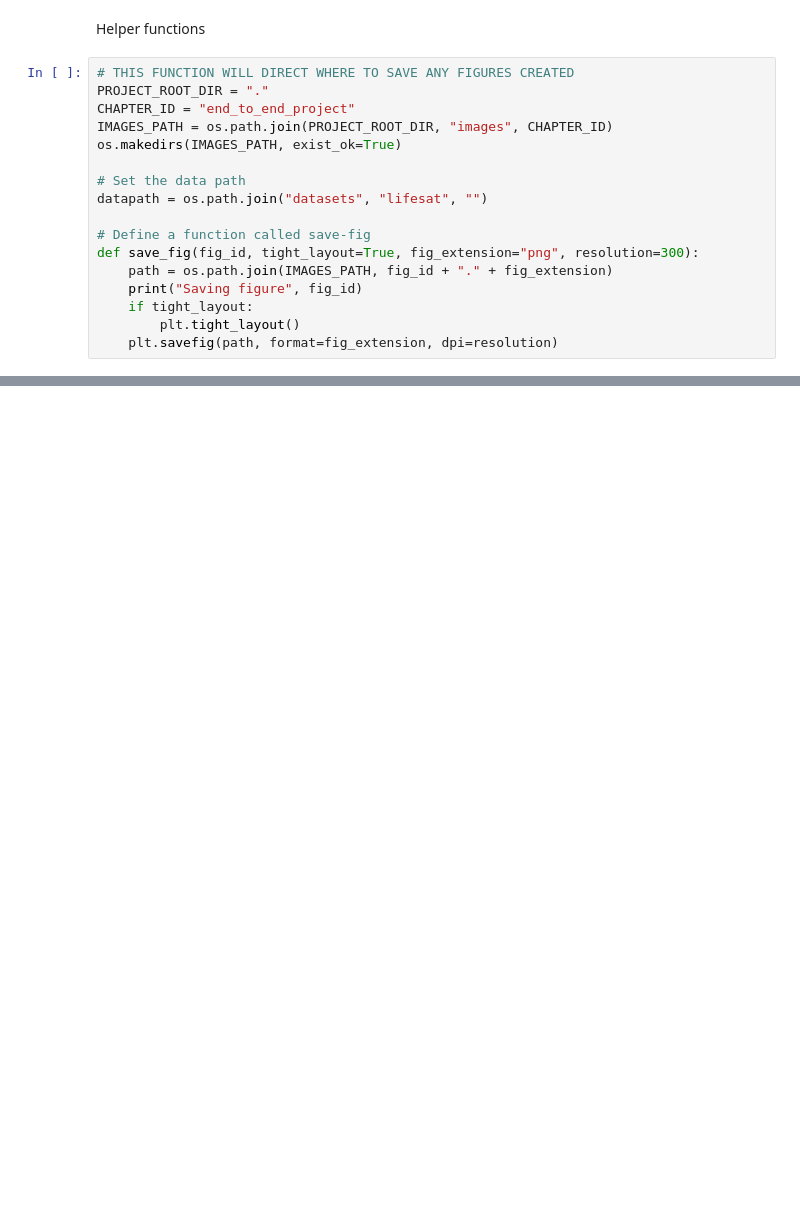
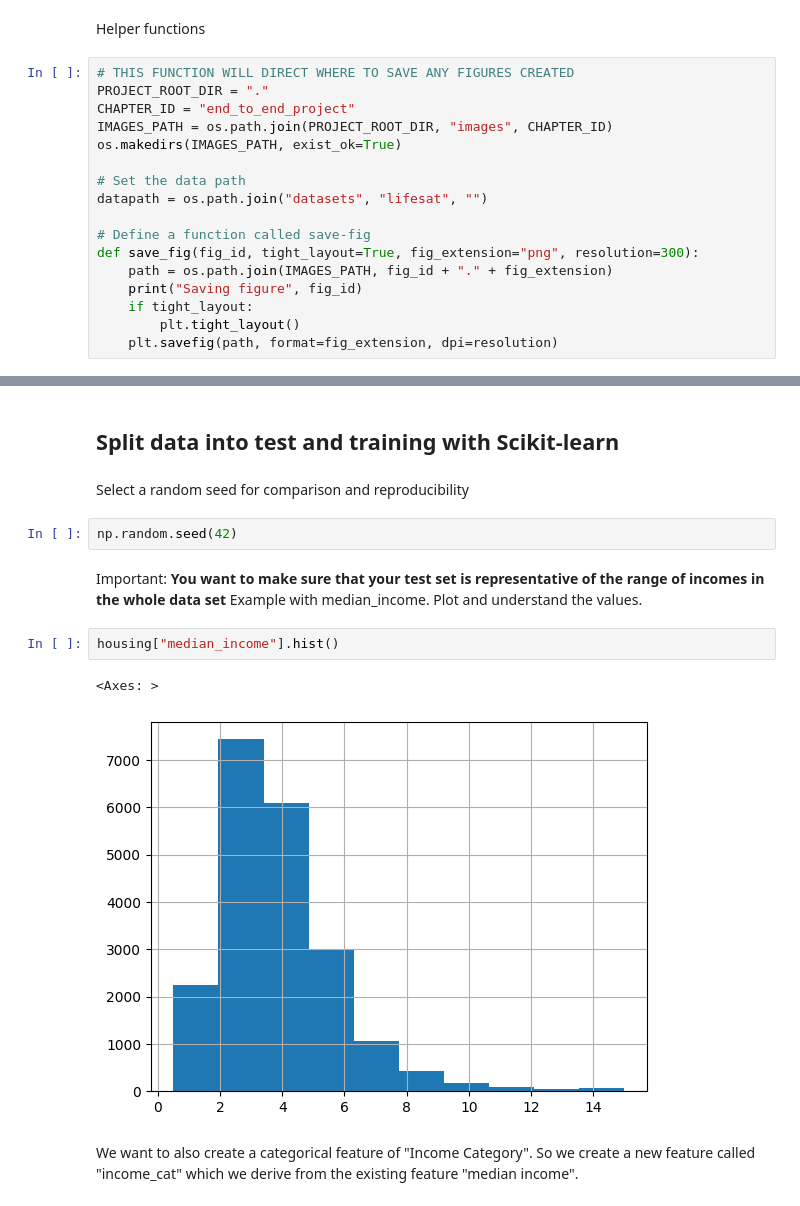
Before and after one commit to cmunozr/2026_I_AI_GU, a Jupyter notebook: Exercises/ex1_intro_ScikitLearn.ipynb, the cells around one changed output, grey strips where cells are left out. Cells and saved outputs as stored; diff of their text form; blank space fills up the shorter version.

```diff
--- a/Exercises/ex1_intro_ScikitLearn.ipynb
+++ b/Exercises/ex1_intro_ScikitLearn.ipynb
@@ -53,0 +244,15 @@ def save_fig(fig_id, tight_layout=True, fig_extension="png", resolution=300):
+# %% [markdown]
+## Split data into test and training with Scikit-learn
+# %% [markdown]
+Select a random seed for comparison and reproducibility
+# %%
+np.random.seed(42)
+# %% [markdown]
+Important: **You want to make sure that your test set is representative of the range of incomes in the whole data set** Example with median_income. Plot and understand the values.
+# %%
+housing["median_income"].hist()
+# %% [output]
+<Axes: >
+[figure, added]
+# %% [markdown]
+We want to also create a categorical feature of "Income Category". So we create a new feature called "income_cat" which we derive from the existing feature "median income".
```
Also changed, not shown: parts of 86 cells of this notebook.
